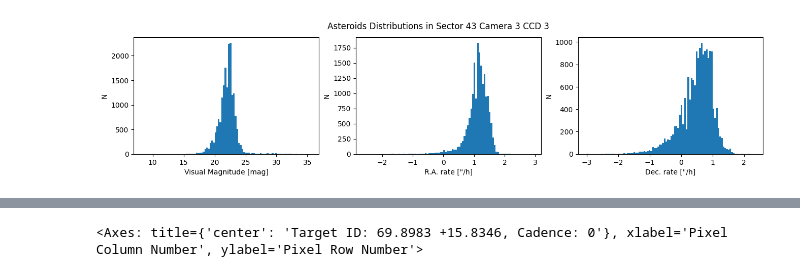
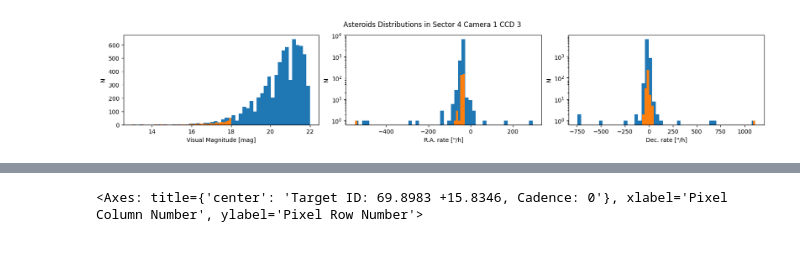
Before and after one commit to jorgemarpa/tess-asteroid-ml, a Jupyter notebook: notebooks/get_tesscut_with_asteroid.ipynb, the cells around one changed output, grey strips where cells are left out. Cells and saved outputs as stored; diff of their text form; code cells hidden in the pictures.

```diff
--- a/notebooks/get_tesscut_with_asteroid.ipynb
+++ b/notebooks/get_tesscut_with_asteroid.ipynb
@@ -106,3 +120,2 @@ scc_str
 # %%
-ffi = fits.open(f"{path}/sector{sector:04}/tess2021276084859-{scc_str}-0214-s_ffic.fits")
-wcs = WCS(ffi[1])
+ffi_path = f"{path}/sector{sector:04}/tess2018307065939-{scc_str}-0124-s_ffic.fits"
@@ -132,3 +122,4 @@ CHECKSUM= 'dIEhdHEedHEedHEe'   / HDU checksum updated 2021-10-16T10:17:09Z
 # %%
-date_obs = Time([ffi[0].header["DATE-OBS"], ffi[0].header["DATE-END"]])
-date_obs.mean().isot
+with fits.open(ffi_path) as ffi:
+    wcs = WCS(ffi[1])
+    date_obs = Time([ffi[0].header["DATE-OBS"], ffi[0].header["DATE-END"]])
@@ -137,7 +130,7 @@ date_obs.mean().isot
 # %%
 col_2d, row_2d, f2d = _load_ffi_image(
                 "TESS",
-                f"{path}/sector{sector:04}/tess2021276084859-{scc_str}-0214-s_ffic.fits",
+                ffi_path,
                 1,
                 None,
                 [0, 0],
@@ -266,0 +219,16 @@ jpl_sb
+# %%
+jpl_sbi_file = f"{os.path.dirname(PACKAGEDIR)}/data/jpl/jpl_small_bodies_tess_{scc_str}_catalog.csv"
+
+if os.path.isfile(jpl_sbi_file):
+    print("Loading from CSV file...")
+    jpl_sb = pd.read_csv(jpl_sbi_file)
+
+else:
+    jpl_sb = query_jpl_sbi(
+        SkyCoord(ra_2d.min() * u.deg, dec_2d.min() * u.deg, frame='icrs'),
+        SkyCoord(ra_2d.max() * u.deg, dec_2d.max() * u.deg, frame='icrs'),
+        obstime=date_obs.mean().jd,
+        maglim=22
+    )
+    print(f"Saving to {jpl_sbi_file}")
+    jpl_sb.to_csv(jpl_sbi_file)
@@ -287,15 +291,20 @@ memory usage: 2.2+ MB
 # %%
-fig, ax = plt.subplots(1,3,figsize=(16,3))
-fig.suptitle(f"Asteroids Distributions in Sector {sector} Camera {camera} CCD {ccd}")
-ax[0].hist(jpl_sb["V_mag"].values, bins=100)
+fig_dist, ax = plt.subplots(1, 3, figsize=(16, 3), constrained_layout=True)
+fig_dist.suptitle(
+    f"Asteroids Distributions in Sector {sector} Camera {camera} CCD {ccd}"
+)
+ax[0].hist(jpl_sb["V_mag"].values, bins=50)
+ax[0].hist(jpl_sb_bright["V_mag"].values, bins=50)
 ax[0].set_xlabel("Visual Magnitude [mag]")
 ax[0].set_ylabel("N")
-ax[1].hist(np.log10(np.abs(jpl_sb["RA rate (″/h)"].values)), bins=100, log=False)
+ax[1].hist(jpl_sb["RA rate (\"/h)"].values, bins=50, log=True)
+ax[1].hist(jpl_sb_bright["RA rate (\"/h)"].values, bins=50, log=True)
 ax[1].set_xlabel("R.A. rate [\"/h]")
 ax[1].set_ylabel("N")
-ax[2].hist(np.log10(np.abs(jpl_sb["Dec. rate (″/h)"].values)), bins=100, log=False)
+ax[2].hist(jpl_sb["Dec rate (\"/h)"].values, bins=50, log=True)
+ax[2].hist(jpl_sb_bright["Dec rate (\"/h)"].values, bins=50, log=True)
 ax[2].set_xlabel("Dec. rate [\"/h]")
 ax[2].set_ylabel("N")
 plt.show()
 # %% [output]
-[figure, old version]
+[figure, new version]
```
Also changed, not shown: parts of 31 cells of this notebook, 2 other files.
